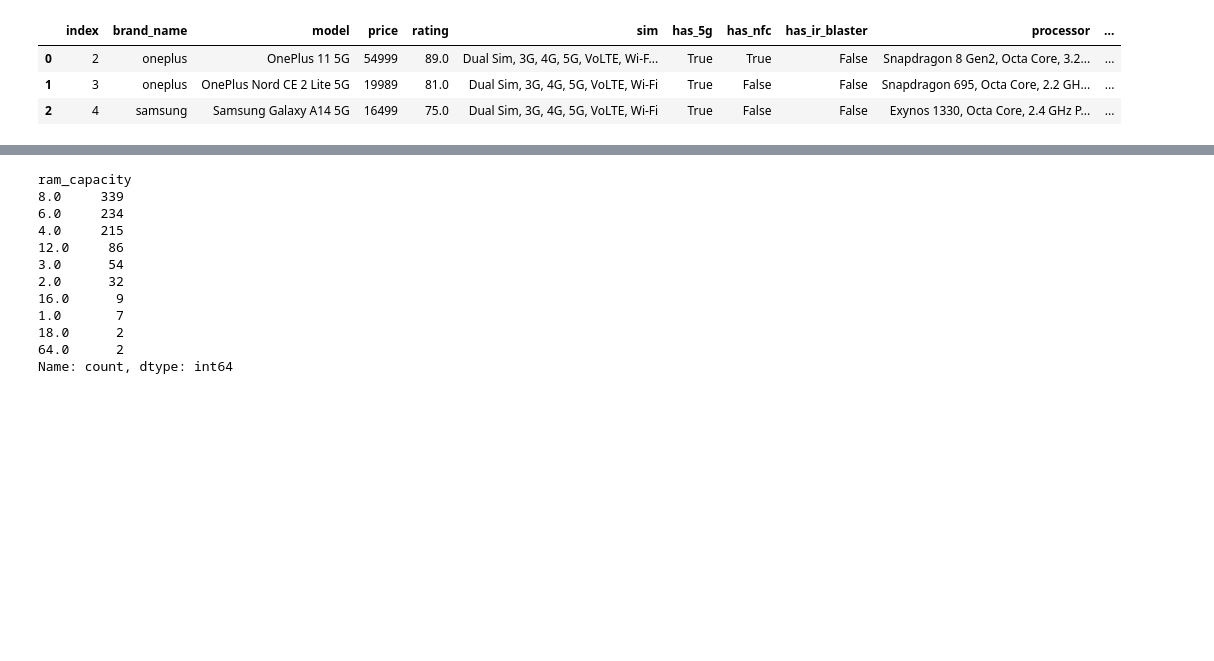
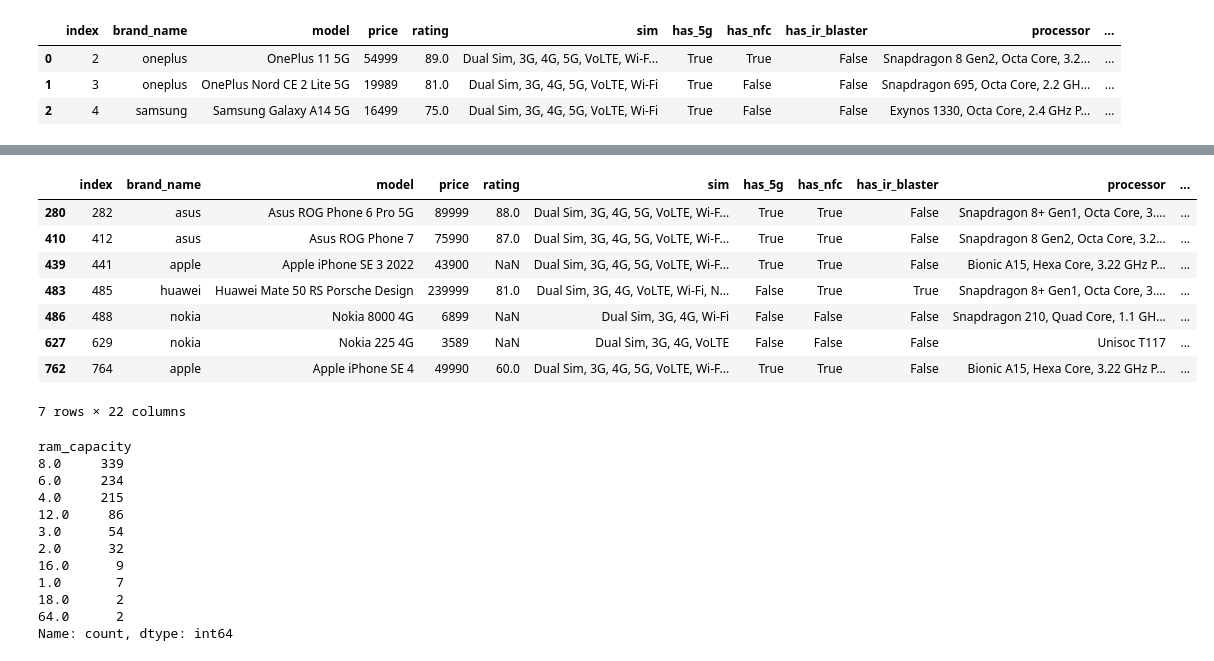
Before and after one commit to sushanttwayana/Exploratory_Data_Analysis-EDA-, a Jupyter notebook: 4. Data_Analysis_Cleaning/4.SmartPhoneData_Analysis/1.data_cleaning_smartphone_data.ipynb, the cells around one changed output, grey strips where cells are left out. Cells and saved outputs as stored; diff of their text form; code cells hidden in the pictures; blank space fills up the shorter version.

```diff
--- a/4. Data_Analysis_Cleaning/4.SmartPhoneData_Analysis/1.data_cleaning_smartphone_data.ipynb
+++ b/4. Data_Analysis_Cleaning/4.SmartPhoneData_Analysis/1.data_cleaning_smartphone_data.ipynb
@@ -945,3 +990,15 @@ df1.insert(17,'internal_memory',internal_memory)
 # %%
 df1['ram_capacity'] = df1['ram_capacity'].astype(float)
+# %%
+df1[df1['ram_capacity'] > 16]
+# %% [output]
+|  | index | brand_name | model | price | rating | sim | has_5g | has_nfc | has_ir_blaster | processor | ... |
+| 280 | 282 | asus | Asus ROG Phone 6 Pro 5G | 89999 | 88.0 | Dual Sim, 3G, 4G, 5G, VoLTE, Wi-F... | True | True | False | Snapdragon 8+ Gen1, Octa Core, 3.... | ... |
+| 410 | 412 | asus | Asus ROG Phone 7 | 75990 | 87.0 | Dual Sim, 3G, 4G, 5G, VoLTE, Wi-F... | True | True | False | Snapdragon 8 Gen2, Octa Core, 3.2... | ... |
+| 439 | 441 | apple | Apple iPhone SE 3 2022 | 43900 | NaN | Dual Sim, 3G, 4G, 5G, VoLTE, Wi-F... | True | True | False | Bionic A15, Hexa Core, 3.22 GHz P... | ... |
+| 483 | 485 | huawei | Huawei Mate 50 RS Porsche Design | 239999 | 81.0 | Dual Sim, 3G, 4G, VoLTE, Wi-Fi, N... | False | True | True | Snapdragon 8+ Gen1, Octa Core, 3.... | ... |
+| 486 | 488 | nokia | Nokia 8000 4G | 6899 | NaN | Dual Sim, 3G, 4G, Wi-Fi | False | False | False | Snapdragon 210, Quad Core, 1.1 GH... | ... |
+| 627 | 629 | nokia | Nokia 225 4G | 3589 | NaN | Dual Sim, 3G, 4G, VoLTE | False | False | False | Unisoc T117 | ... |
+| 762 | 764 | apple | Apple iPhone SE 4 | 49990 | 60.0 | Dual Sim, 3G, 4G, 5G, VoLTE, Wi-F... | True | True | False | Bionic A15, Hexa Core, 3.22 GHz P... | ... |
+7 rows × 22 columns
 # %%
```
Also changed, not shown: parts of 37 cells of this notebook, 1 other file.
